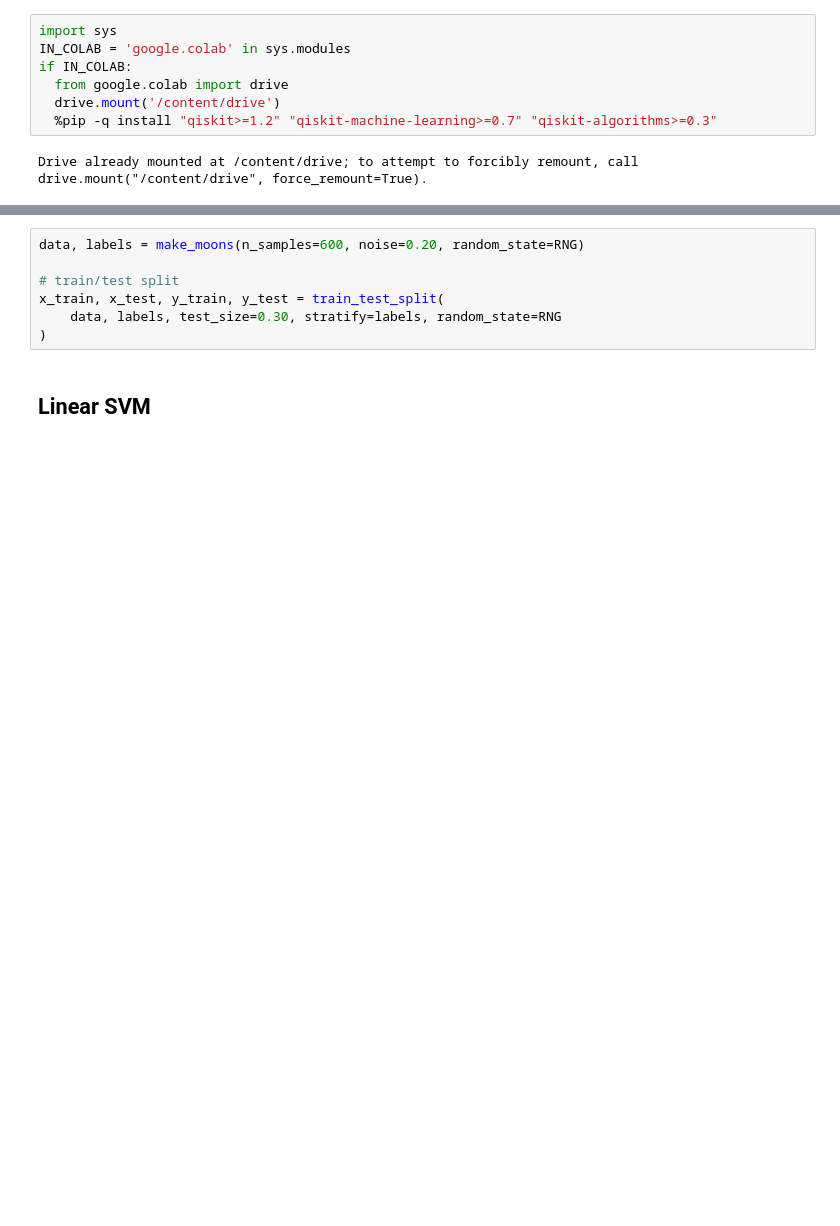
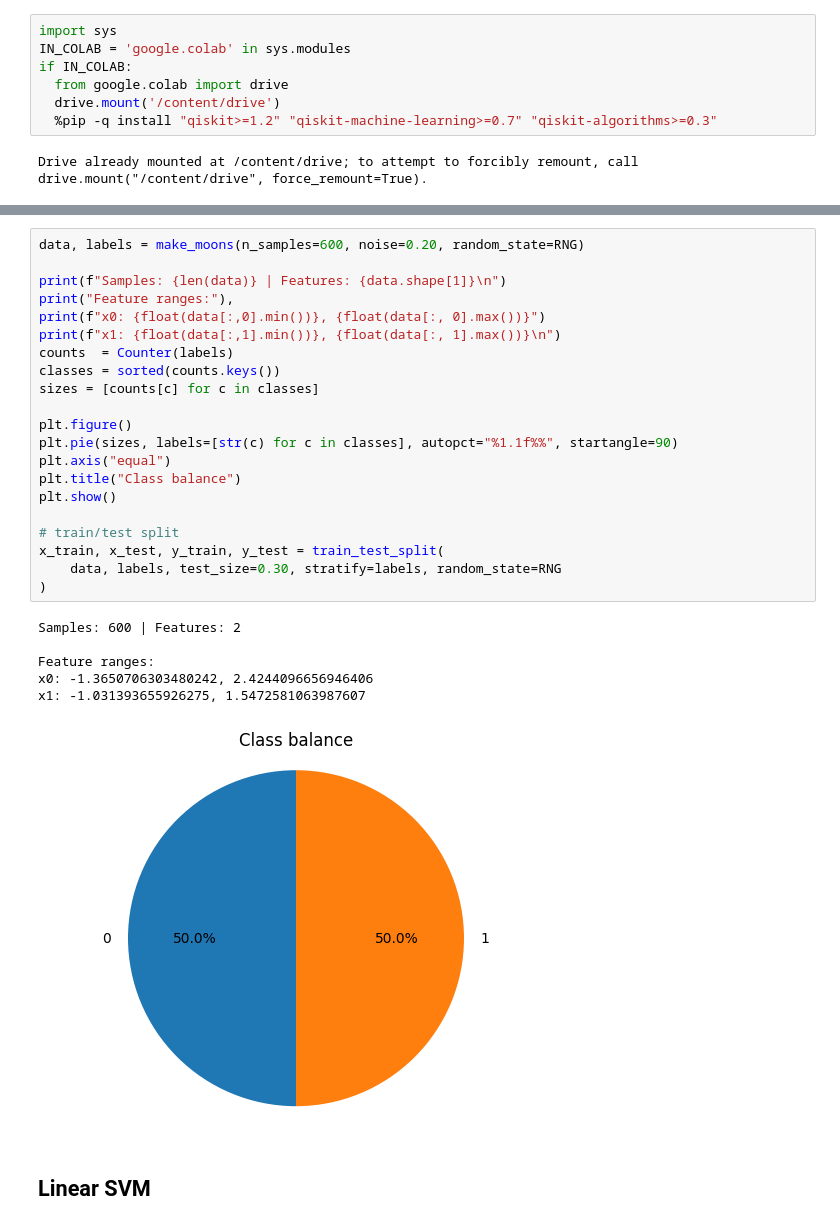
Before and after one commit to S-Spence/Quantum-Support-Vector-Machines, a Jupyter notebook: qsvm_two_moons_example.ipynb, the cells around one changed output, grey strips where cells are left out. Saved outputs shown, nothing was run; the diff lists cells and outputs as text; blank space fills up the shorter version.

```diff
--- a/qsvm_two_moons_example.ipynb
+++ b/qsvm_two_moons_example.ipynb
@@ -55,11 +57,32 @@ PLOT_QSVM = EVAL_DIR / "qsvm_boundary.png"
 PLOT_PQ = EVAL_DIR / "projected_qsvm_boundary.png"
 # %%
 data, labels = make_moons(n_samples=600, noise=0.20, random_state=RNG)
+
+print(f"Samples: {len(data)} | Features: {data.shape[1]}\n")
+print("Feature ranges:"),
+print(f"x0: {float(data[:,0].min())}, {float(data[:, 0].max())}")
+print(f"x1: {float(data[:,1].min())}, {float(data[:, 1].max())}\n")
+counts  = Counter(labels)
+classes = sorted(counts.keys())
+sizes = [counts[c] for c in classes]
+
+plt.figure()
+plt.pie(sizes, labels=[str(c) for c in classes], autopct="%1.1f%%", startangle=90)
+plt.axis("equal")
+plt.title("Class balance")
+plt.show()
 
 # train/test split
 x_train, x_test, y_train, y_test = train_test_split(
     data, labels, test_size=0.30, stratify=labels, random_state=RNG
 )
+# %% [output]
+Samples: 600 | Features: 2
+
+Feature ranges:
+x0: -1.3650706303480242, 2.4244096656946406
+x1: -1.031393655926275, 1.5472581063987607
+[figure, added]
 # %% [markdown]
 ## Linear SVM
 # %%
```
Also changed, not shown: parts of 11 cells of this notebook, 9 other files.
